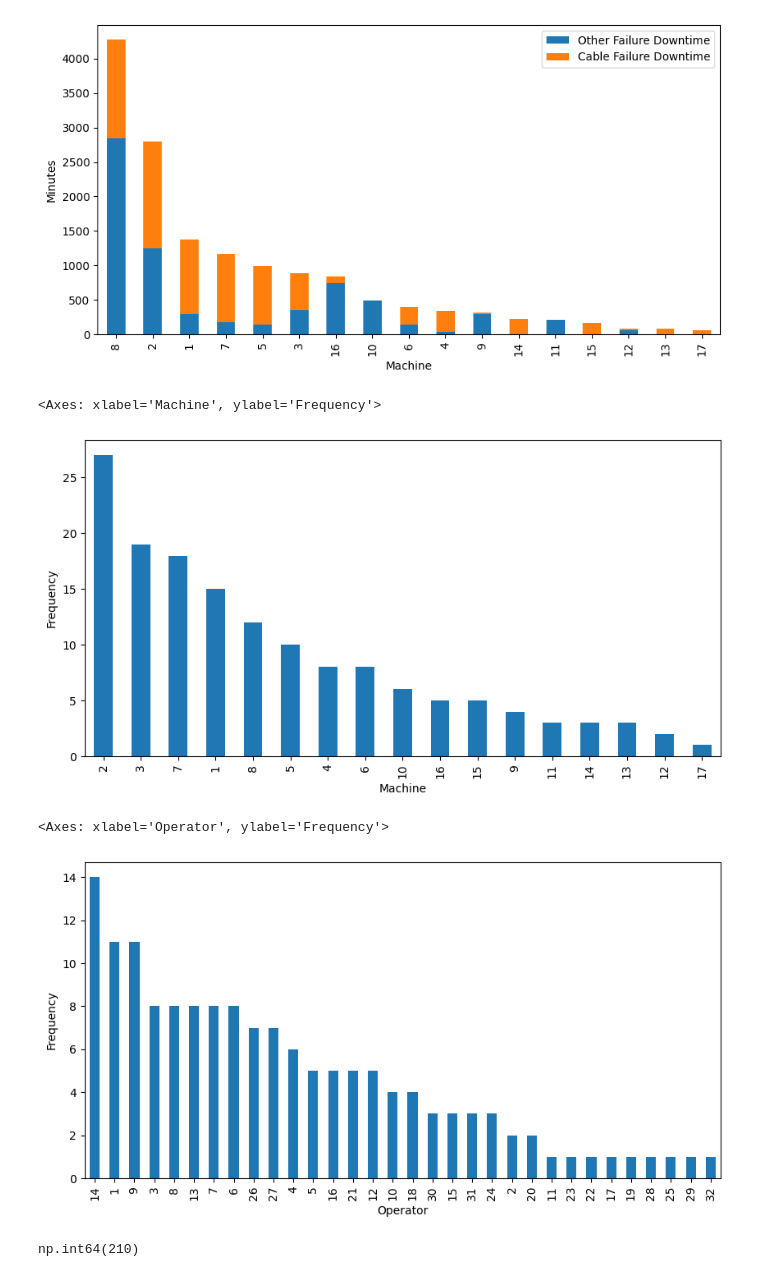
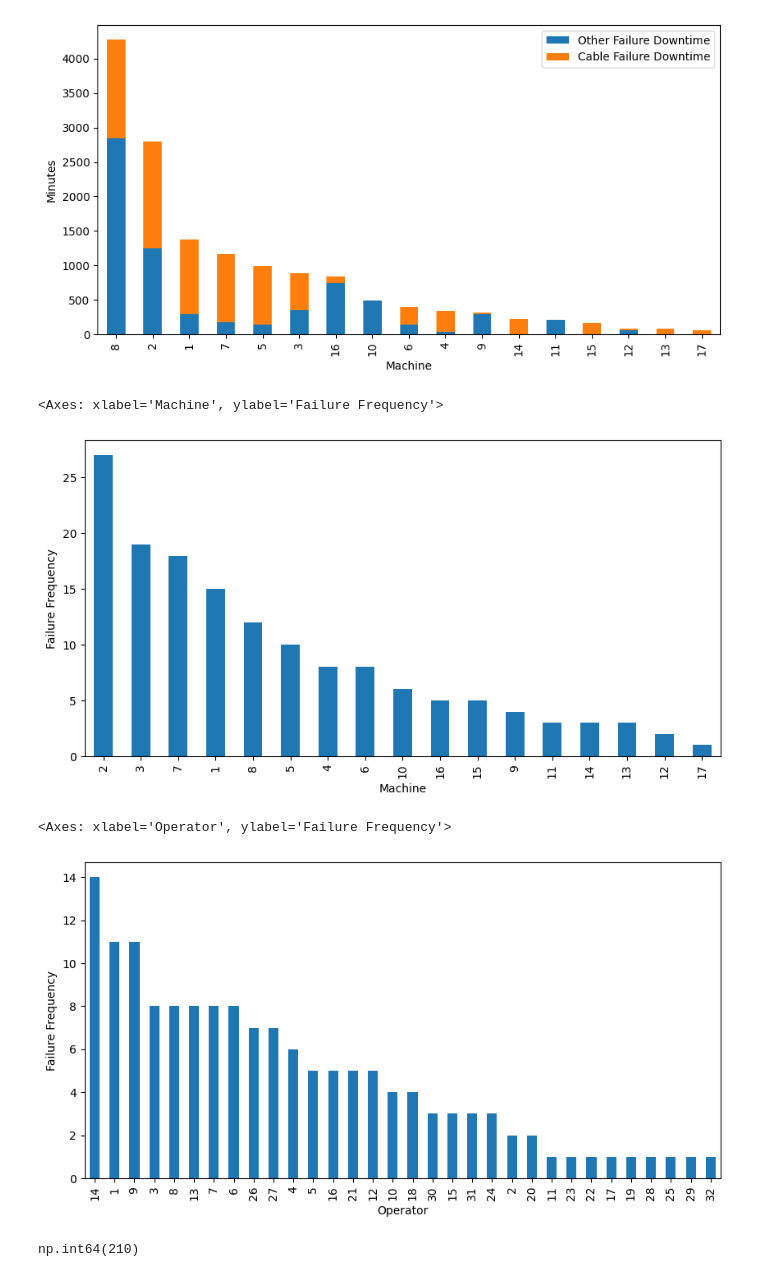
Before and after one commit to nekitnavr/DAproject, a Jupyter notebook: Copper_wire.ipynb, the cells around one changed output. Cells and saved outputs as stored; diff of their text form; code cells hidden in the pictures.

```diff
--- a/Copper_wire.ipynb
+++ b/Copper_wire.ipynb
@@ -95,15 +104,15 @@ grouped.plot.bar(stacked=True, xlabel='Machine', ylabel='Minutes', figsize=(10,5
 <Axes: xlabel='Machine', ylabel='Minutes'>
 [figure]
 # %%
-data['Machine'].value_counts().plot.bar(figsize=(10,5), ylabel='Frequency')
+data['Machine'].value_counts().plot.bar(figsize=(10,5), ylabel='Failure Frequency')
 # %% [output]
-<Axes: xlabel='Machine', ylabel='Frequency'>
+<Axes: xlabel='Machine', ylabel='Failure Frequency'>
-[figure, old version]
+[figure, new version]
 # %%
-data['Operator'].value_counts().plot.bar(figsize=(10,5), ylabel='Frequency')
+data['Operator'].value_counts().plot.bar(figsize=(10,5), ylabel='Failure Frequency')
 # %% [output]
-<Axes: xlabel='Operator', ylabel='Frequency'>
+<Axes: xlabel='Operator', ylabel='Failure Frequency'>
-[figure, old version]
+[figure, new version]
 # %%
 data['Cable Failures'].sum()
 # %% [output]
```
Also changed, not shown: parts of 14 cells of this notebook.
